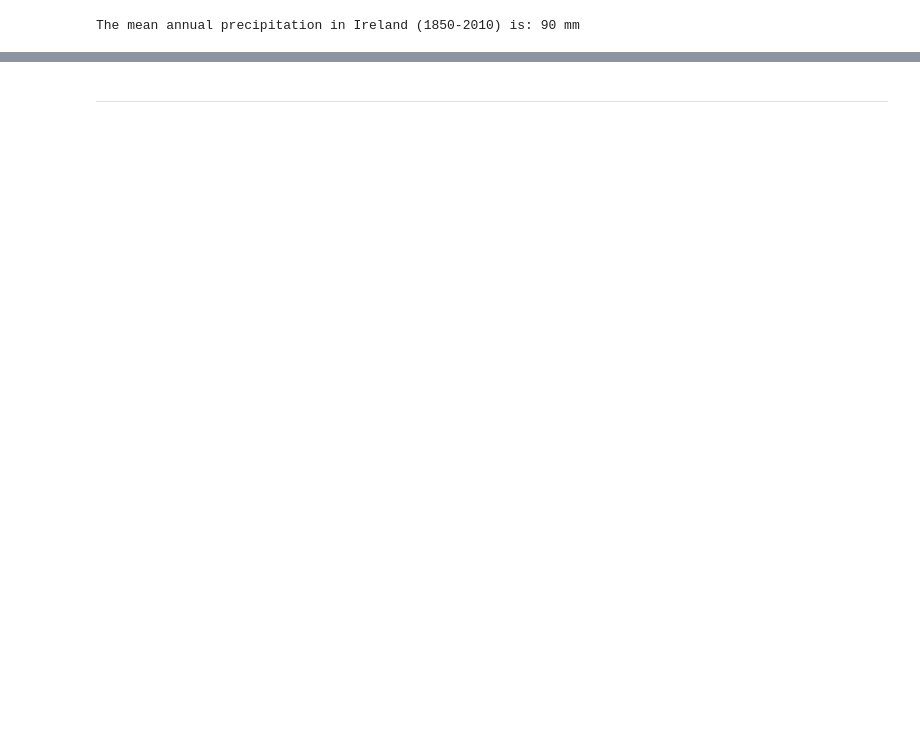
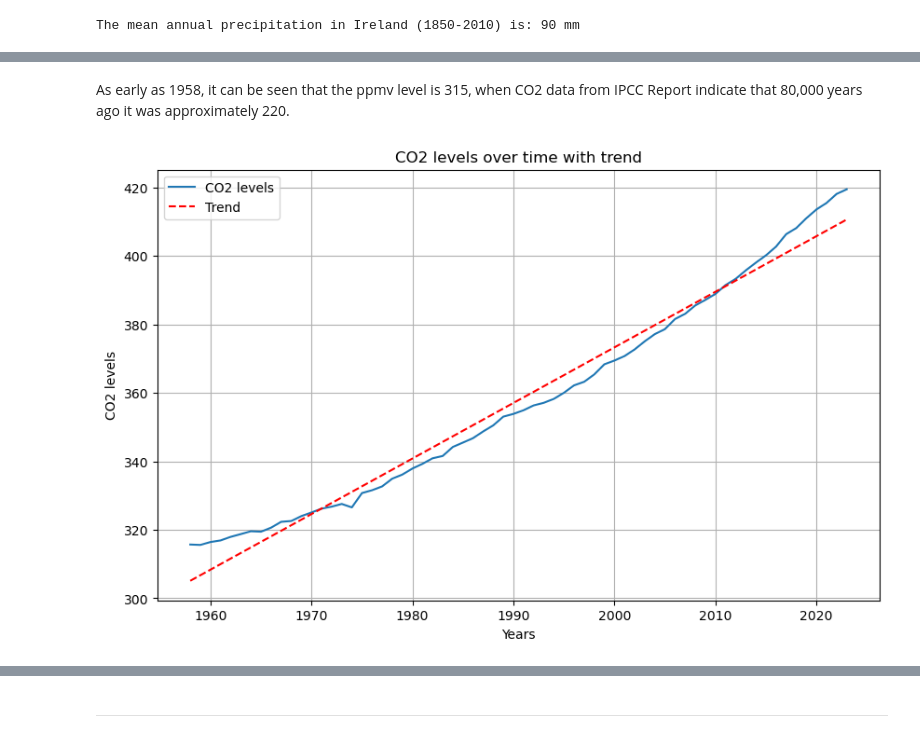
Before and after one commit to jalaca91/project2-programming-data-analysis, a Jupyter notebook: project.ipynb, the cells around one changed output, grey strips where cells are left out. Saved outputs shown, nothing was run; the diff lists cells and outputs as text; code cells hidden in the pictures; blank space fills up the shorter version.

```diff
--- a/project.ipynb
+++ b/project.ipynb
@@ -361,0 +398,5 @@ The mean annual precipitation in Ireland (1850-2010) is: 90 mm
+# %%
+# Read CO2 data from NASA db
+nasa_file_path = r"data\NASA db temperature and co2.xlsx"
+nasa_co2_df = pd.read_excel(nasa_file_path,sheet_name=1)
+nasa_co2_df.head()
@@ -361,0 +410,19 @@ The mean annual precipitation in Ireland (1850-2010) is: 90 mm
+# %% [markdown]
+As early as 1958, it can be seen that the ppmv level is 315, when CO2 data from IPCC Report indicate that 80,000 years ago it was approximately 220.
+# %%
+# Fitting of a linear trend line
+coefficients = np.polyfit(nasa_co2_df["year"], nasa_co2_df["co2 average"], 1)
+trend = np.poly1d(coefficients)
+
+# Plot co2 from 1958 to 2022
+plt.figure(figsize=(10, 6))
+plt.plot(nasa_co2_df["year"], nasa_co2_df["co2 average"], label="CO2 levels")
+plt.plot(nasa_co2_df["year"], trend(nasa_co2_df["year"]), label="Trend", linestyle="--", color="red")
+plt.title("CO2 levels over time with trend")
+plt.xlabel("Years")
+plt.ylabel("CO2 levels")
+plt.grid(True)
+plt.legend()
+plt.show()
+# %% [output]
+[figure, added]
```
Also changed, not shown: parts of 30 cells of this notebook.
